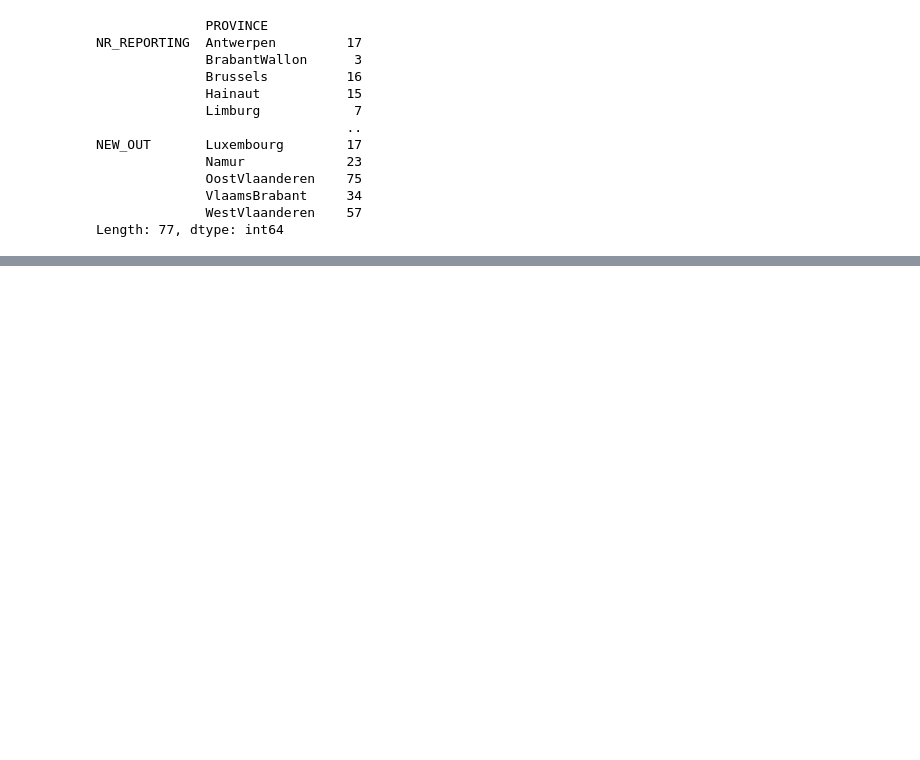
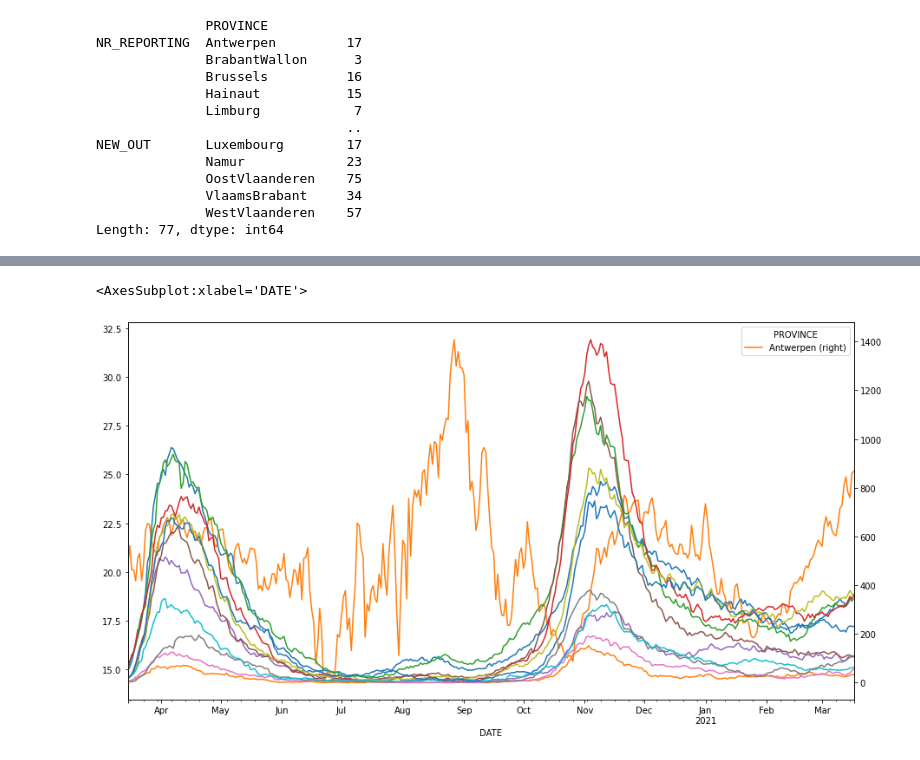
Before and after one commit to C4ptainCrunch/covid-19-plots, a Jupyter notebook: covid-belgian-hospitals.ipynb, the cells around one changed output, grey strips where cells are left out. Cells and saved outputs as stored; diff of their text form; code cells hidden in the pictures; blank space fills up the shorter version.

```diff
--- a/covid-belgian-hospitals.ipynb
+++ b/covid-belgian-hospitals.ipynb
@@ -97,0 +103,6 @@ df.NEW_IN.plot(kind='area', stacked=True)
+# %%
+df.TOTAL_IN.plot(secondary_y=True)
+(100 * df.TOTAL_IN_ICU.sum(axis=1) / df.TOTAL_IN.sum(axis=1)).plot()
+# %% [output]
+<AxesSubplot:xlabel='DATE'>
+[figure, added]
```
Also changed, not shown: parts of 7 cells of this notebook, 1 other file.
